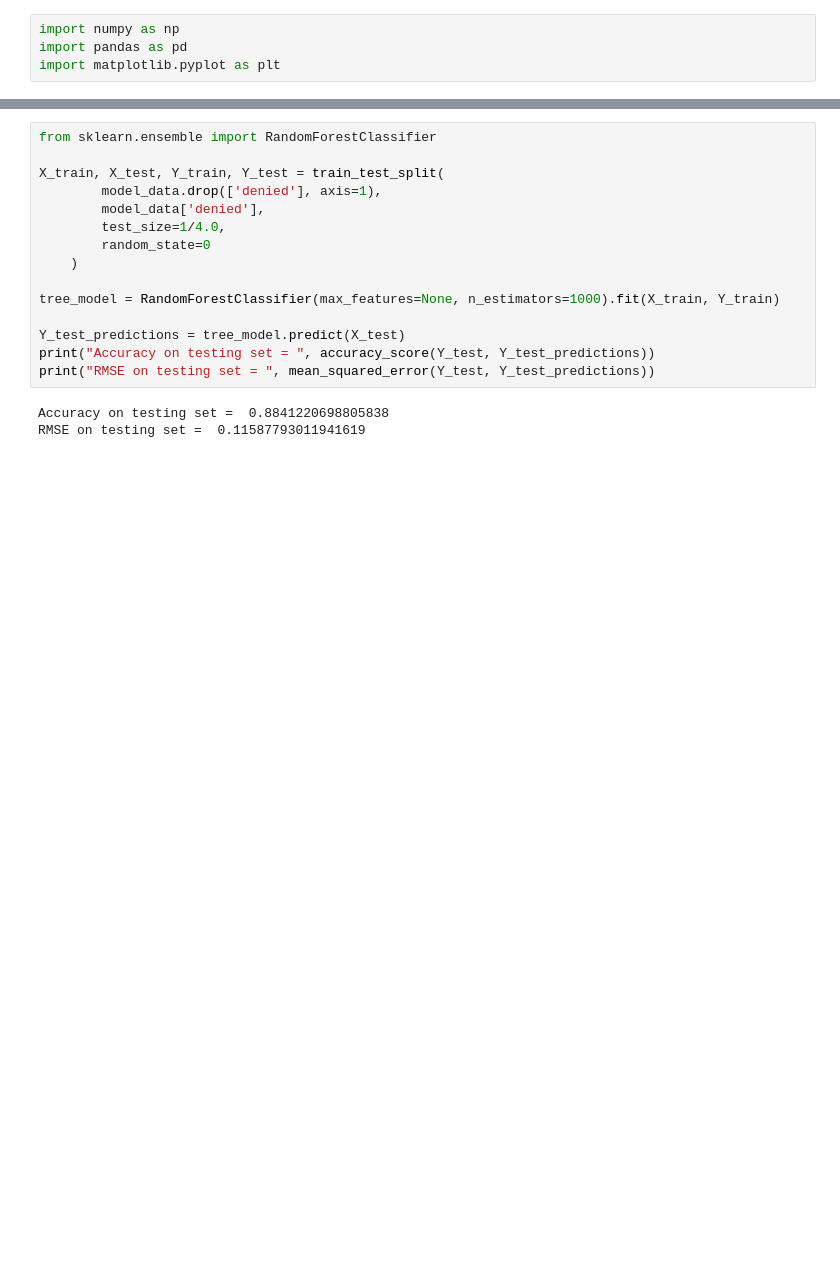
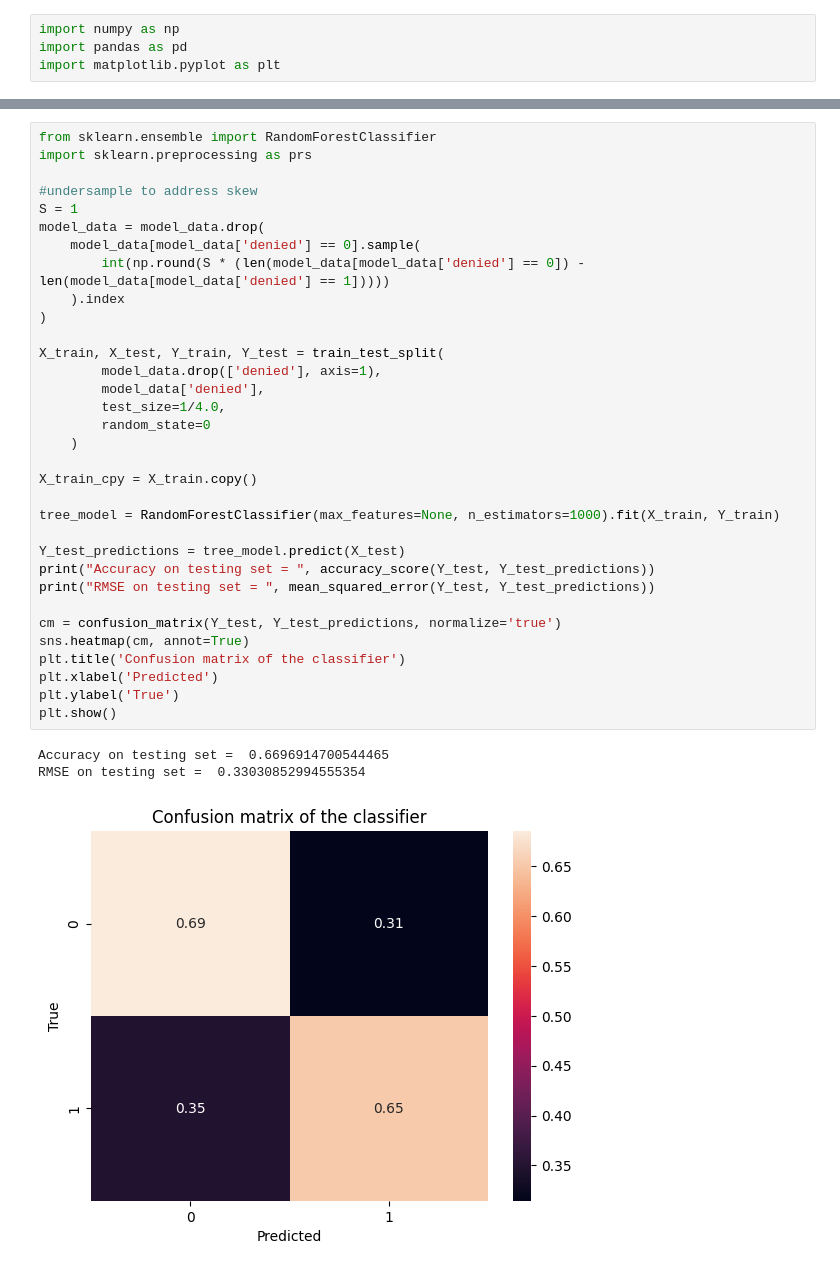
Before and after one commit to BU-Spark/ds-boston-permitting, a Jupyter notebook: fa23-team-f/workbooks/model.ipynb, the cells around one changed output, grey strips where cells are left out. Saved outputs shown, nothing was run; the diff lists cells and outputs as text; blank space fills up the shorter version.

```diff
--- a/fa23-team-f/workbooks/model.ipynb
+++ b/fa23-team-f/workbooks/model.ipynb
@@ -81,18 +109,37 @@ RMSE on testing set =  0.11941618752764263
 # %%
 from sklearn.ensemble import RandomForestClassifier
+import sklearn.preprocessing as prs
+
+#undersample to address skew
+S = 1
+model_data = model_data.drop(
+    model_data[model_data['denied'] == 0].sample(
+        int(np.round(S * (len(model_data[model_data['denied'] == 0]) - len(model_data[model_data['denied'] == 1]))))
+    ).index
+)
 
 X_train, X_test, Y_train, Y_test = train_test_split(
         model_data.drop(['denied'], axis=1),
         model_data['denied'],
         test_size=1/4.0,
         random_state=0
     )
 
+X_train_cpy = X_train.copy()
+
 tree_model = RandomForestClassifier(max_features=None, n_estimators=1000).fit(X_train, Y_train)
 
 Y_test_predictions = tree_model.predict(X_test)
 print("Accuracy on testing set = ", accuracy_score(Y_test, Y_test_predictions))
 print("RMSE on testing set = ", mean_squared_error(Y_test, Y_test_predictions))
+
+cm = confusion_matrix(Y_test, Y_test_predictions, normalize='true')
+sns.heatmap(cm, annot=True)
+plt.title('Confusion matrix of the classifier')
+plt.xlabel('Predicted')
+plt.ylabel('True')
+plt.show()
 # %% [output]
-Accuracy on testing set =  0.8841220698805838
-RMSE on testing set =  0.11587793011941619
+Accuracy on testing set =  0.6696914700544465
+RMSE on testing set =  0.33030852994555354
+[figure, added]
```
Also changed, not shown: parts of 5 cells of this notebook, 1 other file.
